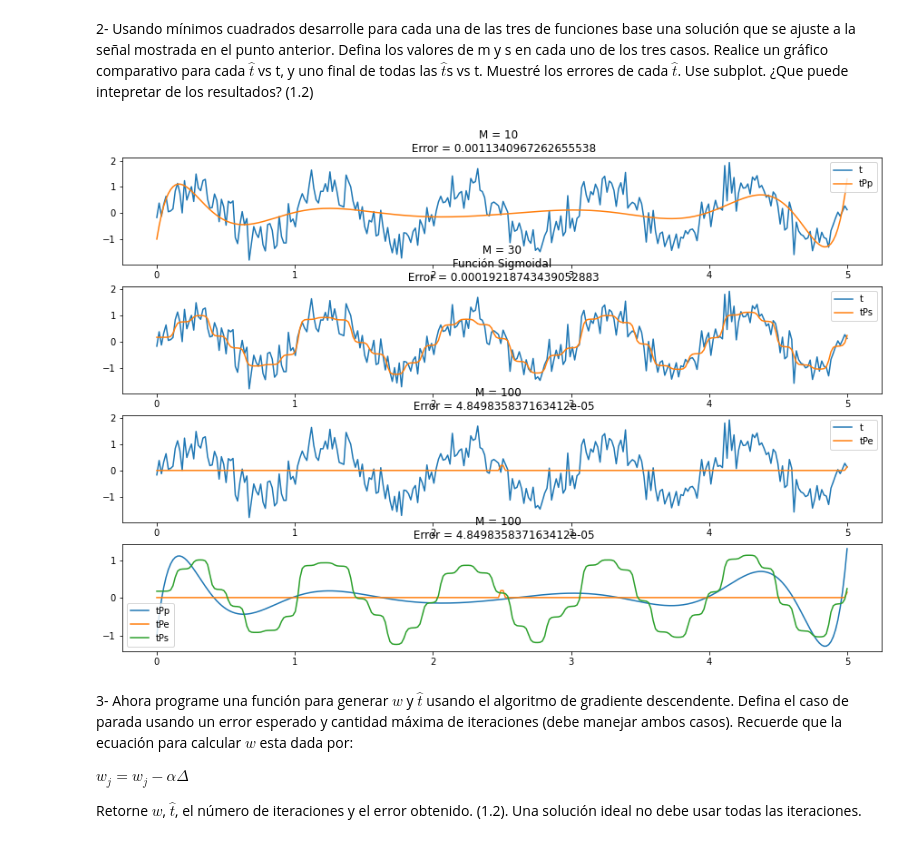
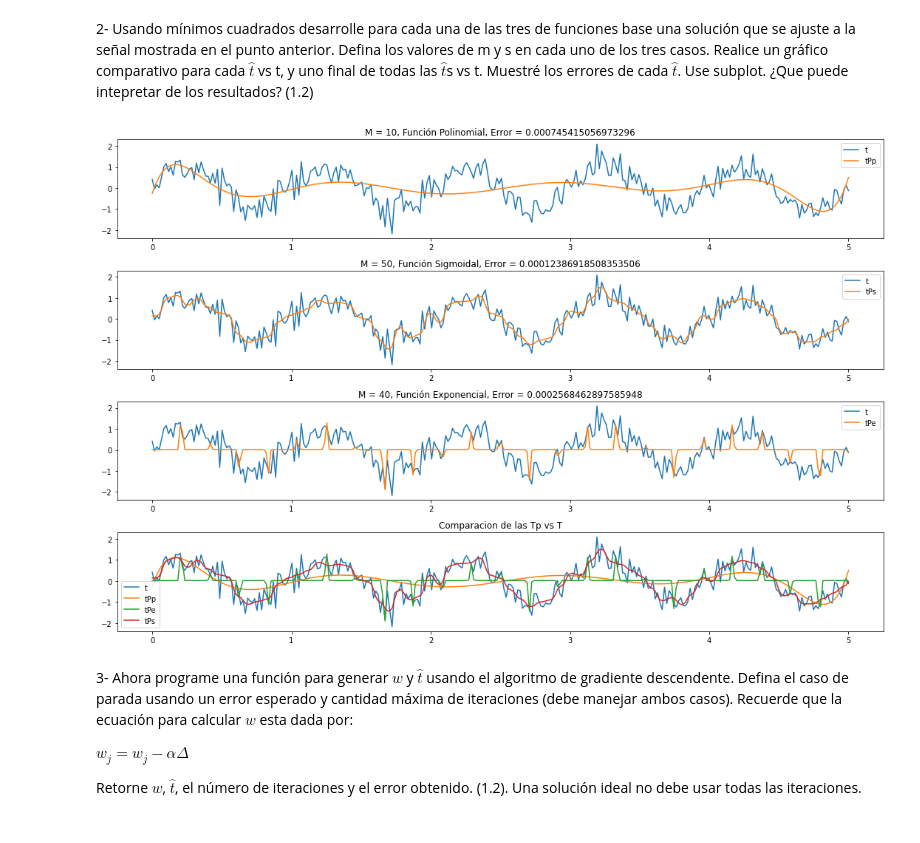
Before and after one commit to jumpa96/Taller-Gradiente-Descendente, a Jupyter notebook: Taller3-Gradiente descendente.ipynb, the cells around one changed output. Saved outputs shown, nothing was run; the diff lists cells and outputs as text; code cells hidden in the pictures.

```diff
--- a/Taller3-Gradiente descendente.ipynb
+++ b/Taller3-Gradiente descendente.ipynb
@@ -66,6 +66,7 @@ def generarW (phi,t):
     return   (np.linalg.inv(( phi.T @ phi )) @ phi.T ) @ t
 
 def calcularError (t, tP):
+
     suma=0
 
     for i in range (0,len(t)):
@@ -78,7 +79,7 @@ def generarTPpolinomial (m,t):
     phi = generarDelphi(x,i,polinomial)
     w = generarW(phi,t)
     tP = phi @ w
-    return tP , w
+    return tP , w , phi
 
 
 def generarTPexponencial (m,t):
@@ -86,53 +87,56 @@ def generarTPexponencial (m,t):
     phi = generarDelphi(x,u,exponencial)
     w = generarW(phi,t)
     tP = phi @ w
-    return tP , w
+    return tP , w, phi
 
 
 def generarTPsigmoidal (m,t):
     u = np.linspace(0,5,m)
     phi = generarDelphi(x,u,sigmoidal)
     w = generarW(phi,t)
     tP = phi @ w
-    return tP , w
+    return tP , w, phi
 
-tPp , wP = generarTPpolinomial (12,t)
+tPp , wP, phiP = generarTPpolinomial (10,t)
 errorTp = calcularError (t,tPp)
 
-tPs , wS = generarTPsigmoidal (40,t)
+tPs , wS, phiS = generarTPsigmoidal (70,t)
 errorTs = calcularError (t,tPs)
 
-tPe , wE = generarTPexponencial (3,t)
+tPe , wE, phiE = generarTPexponencial (25,t)
 errorTe = calcularError (t,tPe)
 
 
 
 plt.subplots(4,1,figsize=(15,10))
-plt.suptitle("")
 
-plt.subplot(4,1,1)
+
+plt.subplot(4,1,1).set_title("M = 10, Función Polinomial, Error = " + str(errorTp))
 plt.plot(x,t,x,tPp)
 plt.legend(['t','tPp'])
-plt.title("M = 10, Funcion Polinomial  Error = " + str(errorTp))
+#plt.title("M = 10, Funcion Polinomial, Error = " + str(errorTp))
 
-plt.subplot(4,1,2)
+plt.subplot(4,1,2).set_title("M = 50, Función Sigmoidal, Error = " + str(errorTs))
 plt.plot(x,t,x,tPs)
 plt.legend(['t','tPs'])
-plt.title("M = 30 Función Sigmoidal Error = " + str(errorTs))
+#plt.title("M = 50, Función Sigmoidal, Error = " + str(errorTs))
 
-plt.subplot(4,1,3)
+plt.subplot(4,1,3).set_title("M = 40, Función Exponencial, Error = " + str(errorTe))
 plt.plot(x,t,x,tPe)
 plt.legend(['t','tPe'])
-plt.title("M = 100, Error = " + str(errorTe))
+
+#plt.title("M = 100, Función Exponencial, Error = " + str(errorTe))
 
 plt.subplot(4,1,4)
-plt.plot(x,tPp,x,tPe,x,tPs)
-plt.legend(['tPp','tPe','tPs'])
-plt.title("M = 100  \n Error = " + str(errorTe))
+plt.plot(x,t,x,tPp,x,tPe,x,tPs)
+plt.legend(['t','tPp','tPe','tPs'])
+plt.title("Comparacion de las Tp vs T")
+
+plt.tight_layout()
 
 plt.show()
 # %% [output]
-[figure, old version]
+[figure, new version]
 # %% [markdown]
 3- Ahora programe una función para generar $w$ y $\hat{t}$ usando el algoritmo de gradiente descendente. Defina el caso de parada usando un error esperado y cantidad máxima de iteraciones (debe manejar ambos casos). Recuerde que la ecuación para calcular $w$ esta dada por:
 
```
Also changed, not shown: parts of 4 cells of this notebook.
